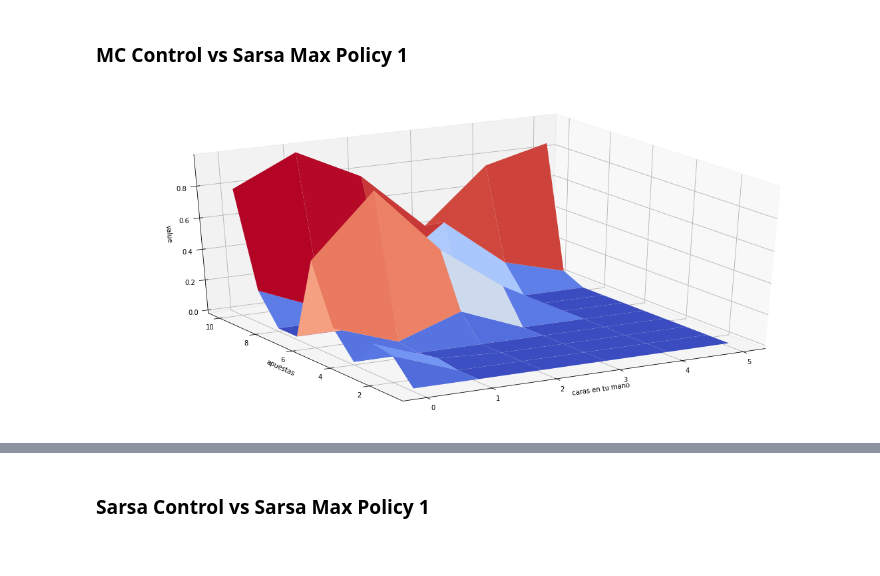
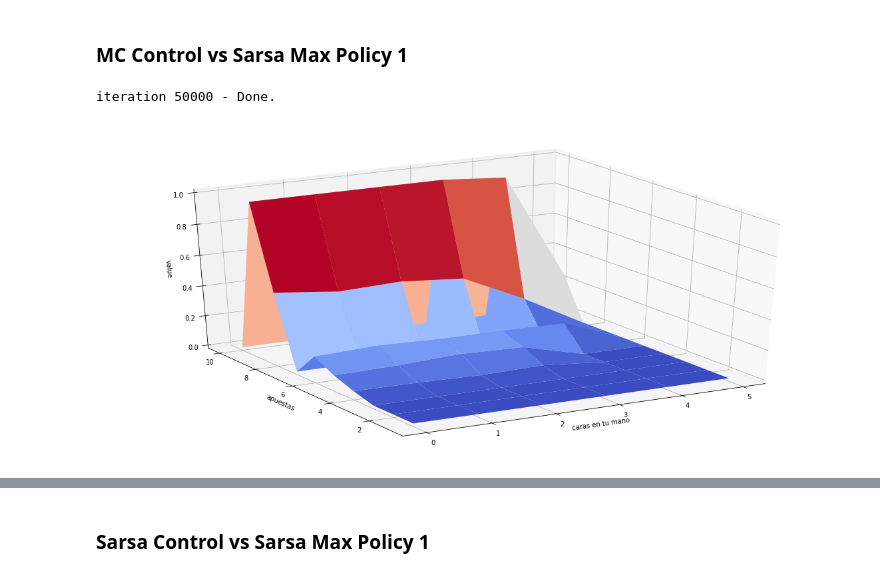
Before and after one commit to LecJackS/Procesos-Markovianos-Para-el-Aprendizaje-Automatico-2019-1C, a Jupyter notebook: tp3/TP3.ipynb, the cells around one changed output, grey strips where cells are left out. Drawn from its saved outputs; the diff is of its cells as text; code cells hidden in the pictures.

```diff
--- a/tp3/TP3.ipynb
+++ b/tp3/TP3.ipynb
@@ -313,0 +241,13 @@ def update_Q(env, episode, Q, alpha, gamma, MeanReturns): #Returns):
+# %%
+# Filling these ones was freaking fun!
+def get_probs(Q_s, epsilon, nA):
+    # Devuelve un array con las probas de cada accion, para un estado dado
+    # policy:   {(s,s): [r_a1, r_a2]}
+    # policy_s: [r_a1, r_a2]
+    policy_s = np.zeros(nA)
+    A_star = random_argmax(Q_s)
+    # One-hot vector for A_star
+    indicator = np.zeros(nA)
+    indicator[A_star] = 1
+    policy_s = epsilon/nA + indicator*(1-epsilon)
+    return policy_s
@@ -347,12 +328,11 @@ def random_argmax(v):
     """Like np.argmax(), but if there are several "best" actions,
        chooses and returns one randomly"""
     arguments = np.argwhere(v == np.amax(v)).ravel()
-    arg = np.random.choice(arguments)
-    return arg
+    return np.random.choice(arguments)
 
 def softmax_vect(v):
     """Returns a vector with all softmax values"""
-    exp_vect = np.exp(v)
+    exp_vect = np.exp(v) # element wise exp()
     return exp_vect/np.sum(exp_vect)
 # %%
 def initialize_dict(init_values):
@@ -402,7 +380,7 @@ def mc_control(env, num_episodes, alpha, gamma=1.0, eps_start=1.0, eps_decay=.99
 ### Plots: Optimal policy and Value function
 # %%
 # Calcular la politica optima y el value function
-policy_MC, Q = mc_control(env, 500000, 0.015)
+policy_MC, Q = mc_control(env, 500000, 0.015, gamma=1)
 V = dict((k, np.max(v)) for k, v in Q.items())
 plot_values(V)
 # %% [output]
@@ -532,15 +493,18 @@ def q_learning(env, num_episodes, alpha, gamma=1.0, epsmin=0.01):
     # eps_decay = e^log(epsmin)/num_episodes
     eps_decay = np.exp(np.log(epsmin)/num_episodes)
     #eps_decay = 0.99999
-    Q = {}
+    # Initialize Q
     init_values = [0,]*nA
     Q=initialize_dict(init_values)
-
-    for i in range(num_episodes):
+    # Training starts
+    for iteration in range(num_episodes):
+        # Show progress
+        if iteration%(num_episodes/20)==0:
+            print("iteration", iteration, "-", round(iteration/num_episodes*100,2), "% completed...", end="\r")
         # epsilon decay for less exploration over episodes
         eps = max(eps*eps_decay, epsmin)
+        # Start episode
         state = env.reset()
-
         while True:
             # Generate entire episode (until terminal state)
             action = epsilon_greedy(Q, state, nA, eps)
@@ -551,10 +515,10 @@ def q_learning(env, num_episodes, alpha, gamma=1.0, epsmin=0.01):
                                             prev_state, action, reward,
                                             state)
             if done:
-                #print('El juego ha terminado! Su reward: ', reward)
-                #print('Ganaste :)') if reward > 0 else print('Perdiste :(')
+                # Juego terminado
                 break
-
+    # Training completed
+    print("iteration", iteration+1, "- Done."+" "*20) # clean last line with \r
     return Q
 # %% [markdown]
 ### Plots: Optimal policy and Value function
@@ -855,11 +756,12 @@ env_sarsamax.policy = policy_sarsamax
 # %%
 # Calcular la politica optima y el value function
 #policy, Q = mc_control(env, 500000, 0.015)
-policy_MC_2, Q = mc_control(env_sarsamax, 500000, 0.015)
+policy_MC_2, Q = mc_control(env_sarsamax, 50000, 0.015)
 V = dict((k, np.max(v)) for k, v in Q.items())
 plot_values(V)
 # %% [output]
+iteration 50000 - Done.
-[figure, old version]
+[figure, new version]
 # %%
 plot_policy(policy_MC_2)
 # %% [output]
```
Also changed, not shown: parts of 42 cells of this notebook.
